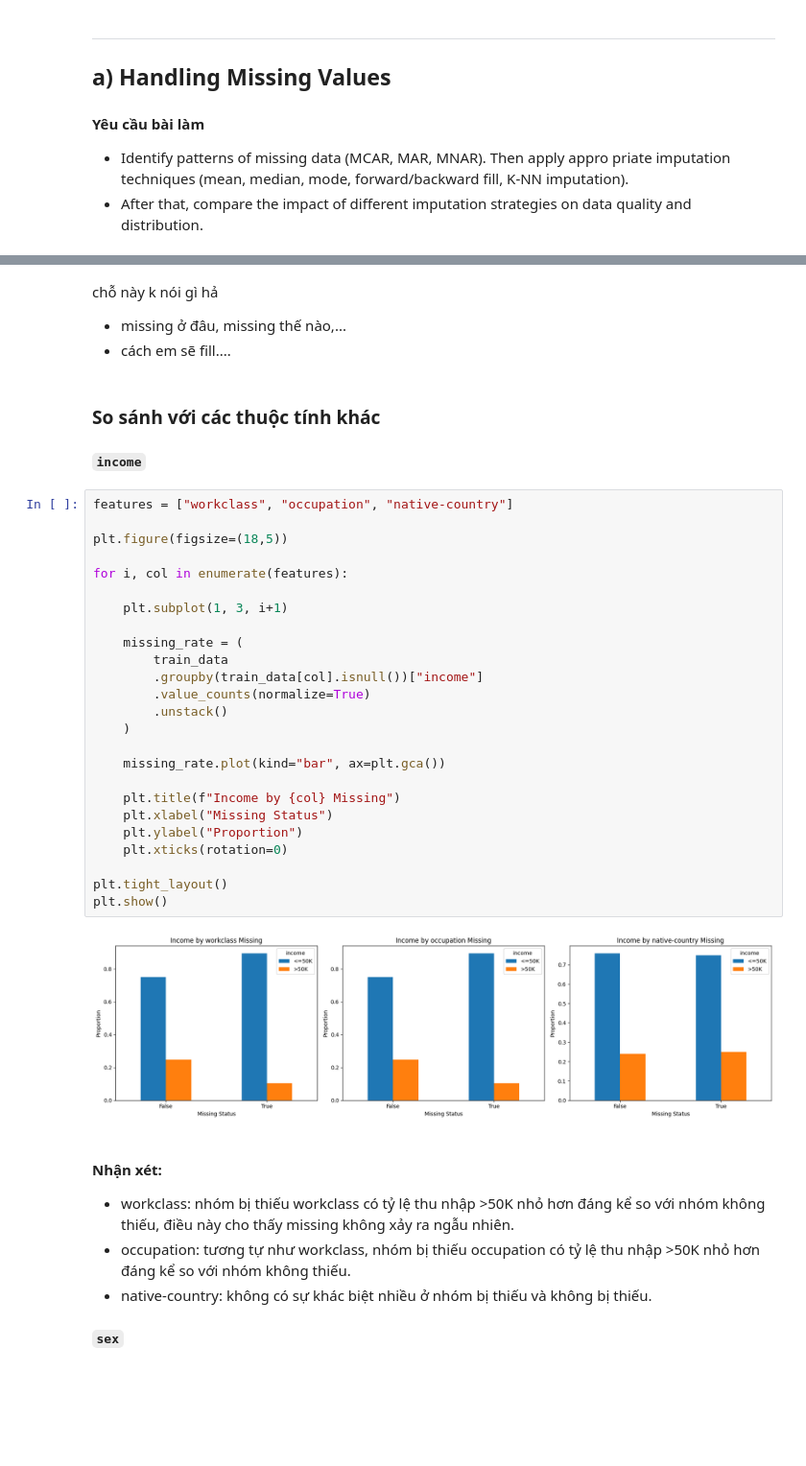
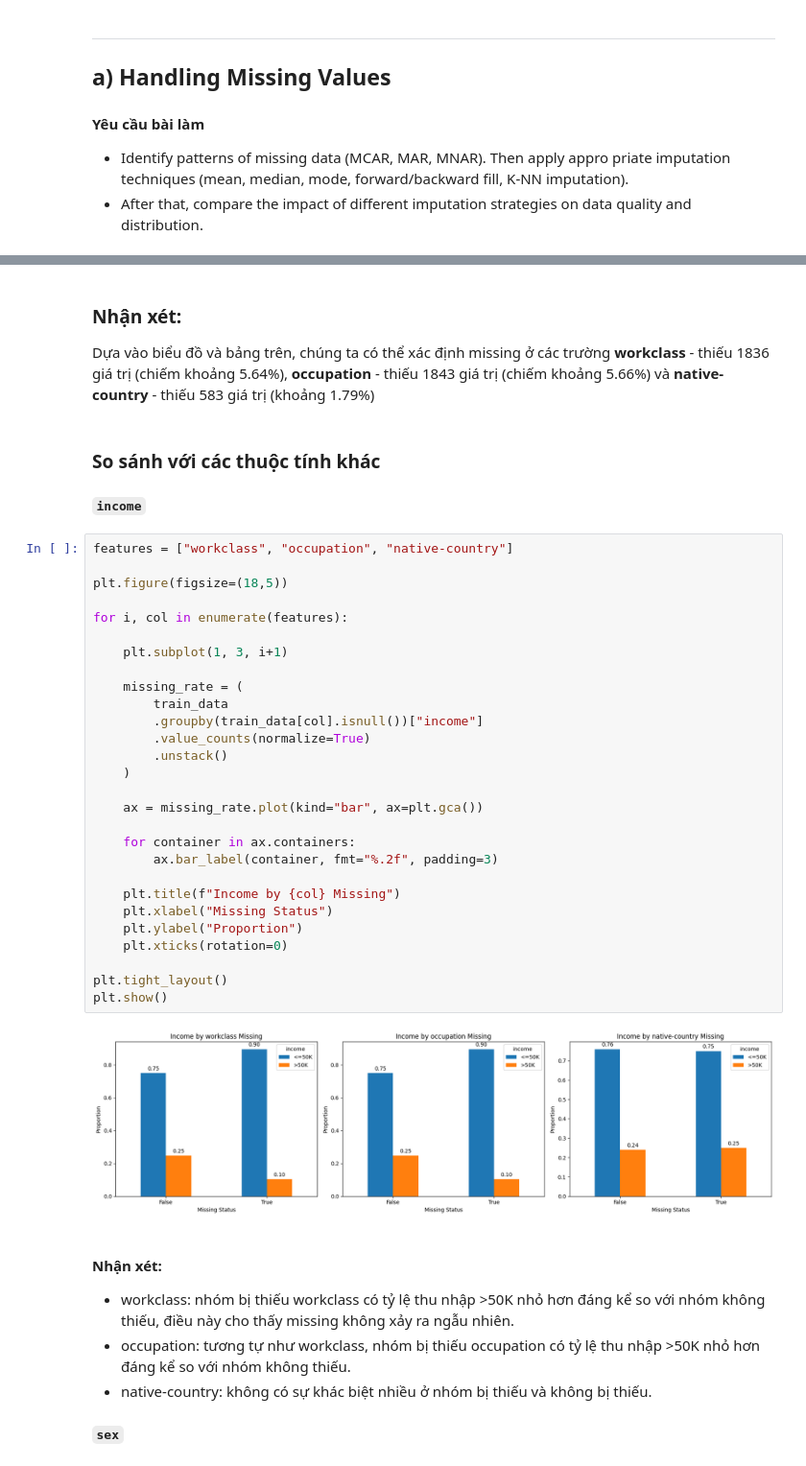
Before and after one commit to thloc1212/DataMiningLab1, a Jupyter notebook: notebooks/02_tabular_preprocessing.ipynb, the cells around one changed output, grey strips where cells are left out. Shown at 96% size. Saved outputs shown, nothing was run; the diff lists cells and outputs as text; blank space fills up the shorter version.

```diff
--- a/notebooks/02_tabular_preprocessing.ipynb
+++ b/notebooks/02_tabular_preprocessing.ipynb
@@ -126,39 +122,41 @@ missing_data.head(15)
 | native-country | 583 | 0.017905 |
 | income | 0 | 0.000000 |
 # %% [markdown]
-chỗ này k nói gì hả
-- missing ở đâu, missing thế nào,...
-- cách em sẽ fill....
+### Nhận xét:
+Dựa vào biểu đồ và bảng trên, chúng ta có thể xác định missing ở các trường **workclass** - thiếu 1836 giá trị (chiếm khoảng 5.64%), **occupation** - thiếu 1843 giá trị (chiếm khoảng 5.66%) và **native-country** - thiếu 583 giá trị (khoảng 1.79%)
 # %% [markdown]
 ### **So sánh với các thuộc tính khác**
 ##### `income`
 # %%
 features = ["workclass", "occupation", "native-country"]
 
 plt.figure(figsize=(18,5))
 
 for i, col in enumerate(features):
 
     plt.subplot(1, 3, i+1)
 
     missing_rate = (
         train_data
         .groupby(train_data[col].isnull())["income"]
         .value_counts(normalize=True)
         .unstack()
     )
 
-    missing_rate.plot(kind="bar", ax=plt.gca())
+    ax = missing_rate.plot(kind="bar", ax=plt.gca())
+
+    for container in ax.containers:
+        ax.bar_label(container, fmt="%.2f", padding=3)
 
     plt.title(f"Income by {col} Missing")
     plt.xlabel("Missing Status")
     plt.ylabel("Proportion")
     plt.xticks(rotation=0)
 
 plt.tight_layout()
 plt.show()
 # %% [output]
-[figure, old version]
+[figure, new version]
 # %% [markdown]
 #### **Nhận xét:**
 - workclass: nhóm bị thiếu workclass có tỷ lệ thu nhập >50K nhỏ hơn đáng kể so với nhóm không thiếu, điều này cho thấy missing không xảy ra ngẫu nhiên.
```
Also changed, not shown: parts of 25 cells of this notebook.
